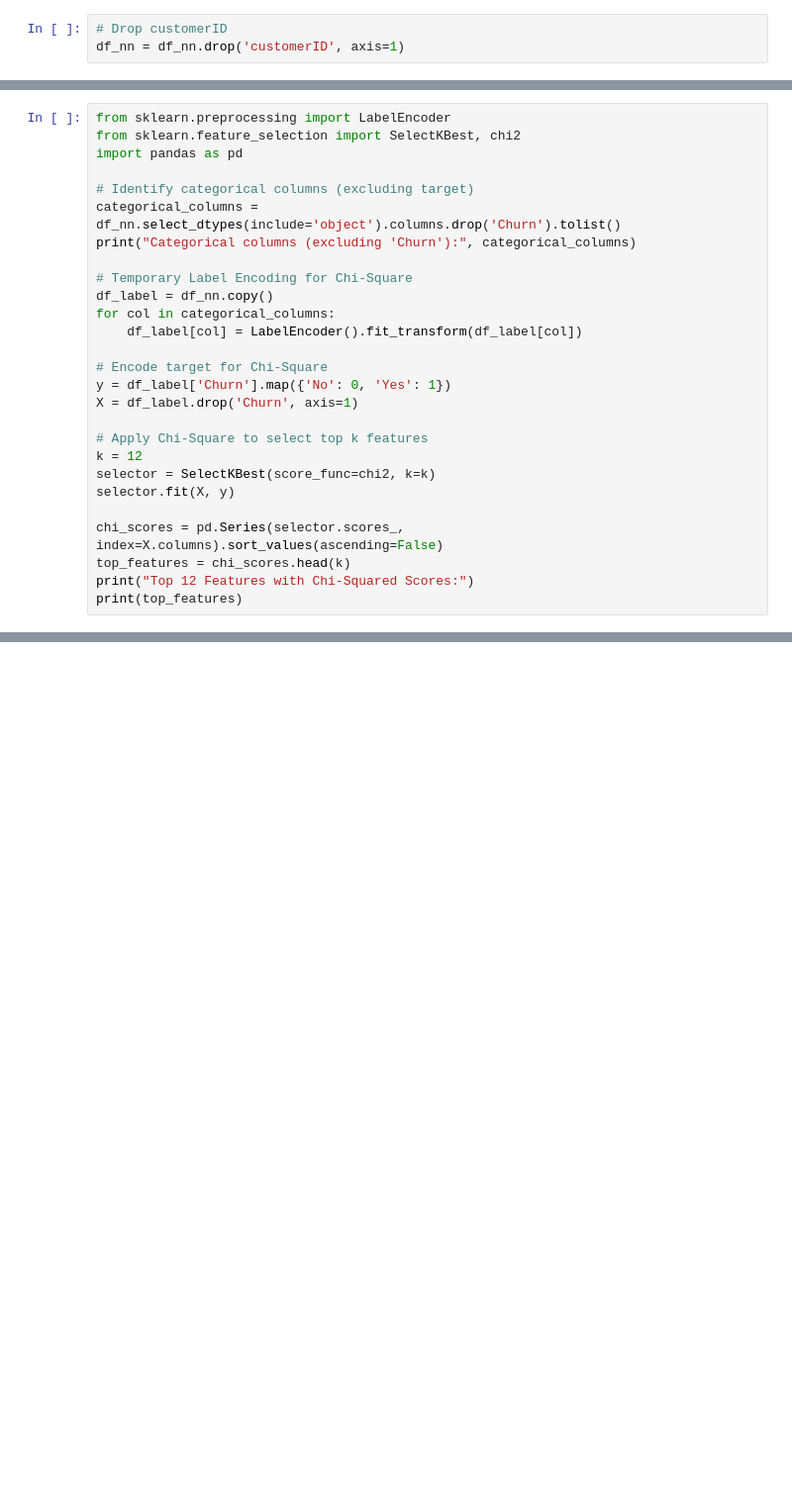
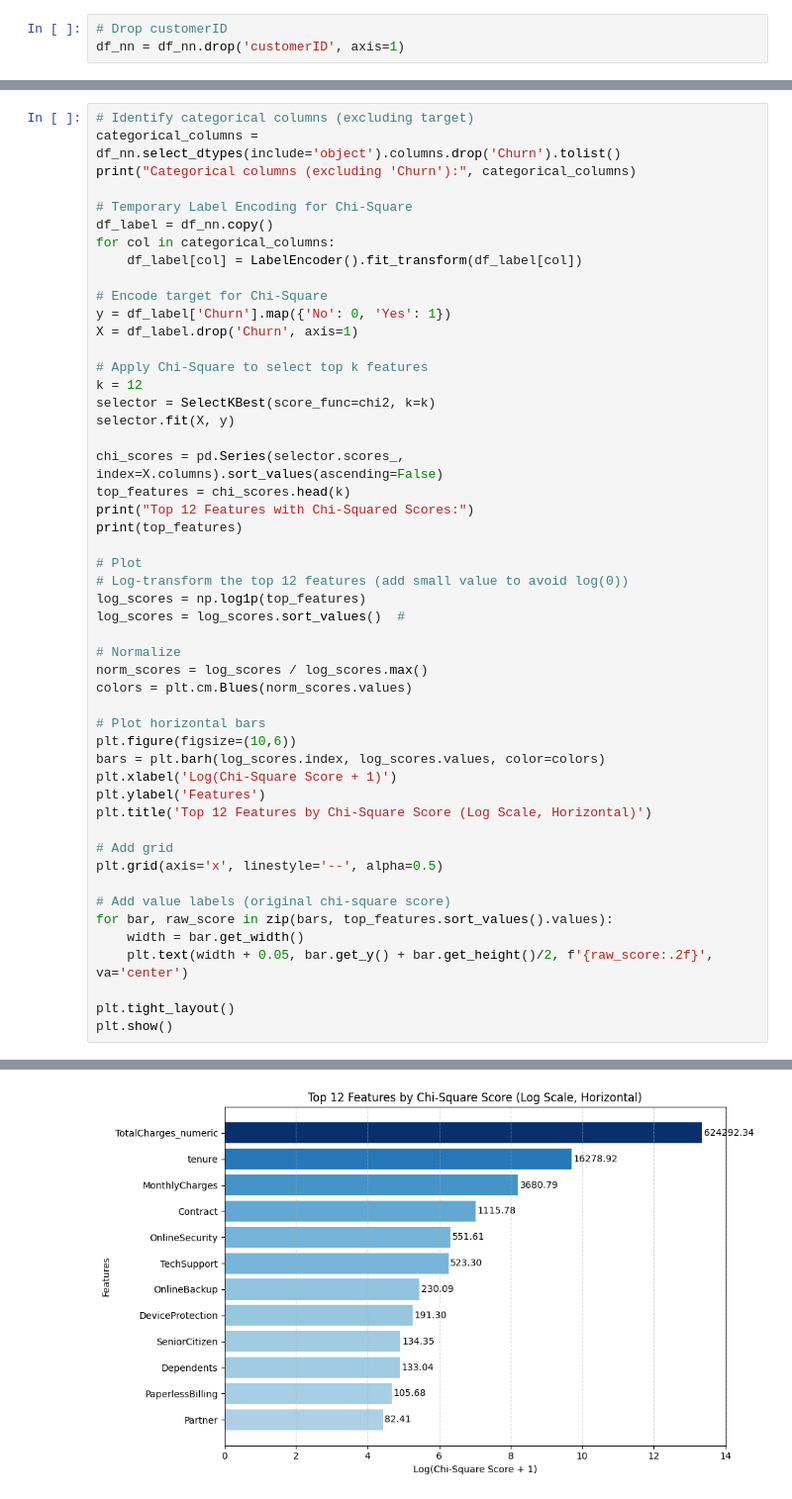
Before and after one commit to Kavishka2401/CustomerChurnPredictionSystem, a Jupyter notebook: 2_Preprocessing.ipynb, the cells around one changed output, grey strips where cells are left out. Shown at 99% size. Drawn from its saved outputs; the diff is of its cells as text; blank space fills up the shorter version.

```diff
--- a/2_Preprocessing.ipynb
+++ b/2_Preprocessing.ipynb
@@ -121,8 +129,4 @@ dtype: int64
 # %%
-from sklearn.preprocessing import LabelEncoder
-from sklearn.feature_selection import SelectKBest, chi2
-import pandas as pd
-
 # Identify categorical columns (excluding target)
 categorical_columns = df_nn.select_dtypes(include='object').columns.drop('Churn').tolist()
 print("Categorical columns (excluding 'Churn'):", categorical_columns)
@@ -145,6 +149,33 @@ chi_scores = pd.Series(selector.scores_, index=X.columns).sort_values(ascending=
 top_features = chi_scores.head(k)
 print("Top 12 Features with Chi-Squared Scores:")
 print(top_features)
+
+# Plot
+# Log-transform the top 12 features (add small value to avoid log(0))
+log_scores = np.log1p(top_features)
+log_scores = log_scores.sort_values()  #
+
+# Normalize
+norm_scores = log_scores / log_scores.max()
+colors = plt.cm.Blues(norm_scores.values)
+
+# Plot horizontal bars
+plt.figure(figsize=(10,6))
+bars = plt.barh(log_scores.index, log_scores.values, color=colors)
+plt.xlabel('Log(Chi-Square Score + 1)')
+plt.ylabel('Features')
+plt.title('Top 12 Features by Chi-Square Score (Log Scale, Horizontal)')
+
+# Add grid
+plt.grid(axis='x', linestyle='--', alpha=0.5)
+
+# Add value labels (original chi-square score)
+for bar, raw_score in zip(bars, top_features.sort_values().values):
+    width = bar.get_width()
+    plt.text(width + 0.05, bar.get_y() + bar.get_height()/2, f'{raw_score:.2f}', va='center')
+
+plt.tight_layout()
+plt.show()
 # %% [output]
 Categorical columns (excluding 'Churn'): ['gender', 'Partner', 'Dependents', 'PhoneService', 'MultipleLines', 'InternetService', 'OnlineSecurity', 'OnlineBackup', 'DeviceProtection', 'TechSupport', 'S ...
 Top 12 Features with Chi-Squared Scores:
@@ -163 +194,2 @@ AvgChargePerMonth           94.812816
 dtype: float64
+[figure, added]
```
Also changed, not shown: parts of 21 cells of this notebook.
